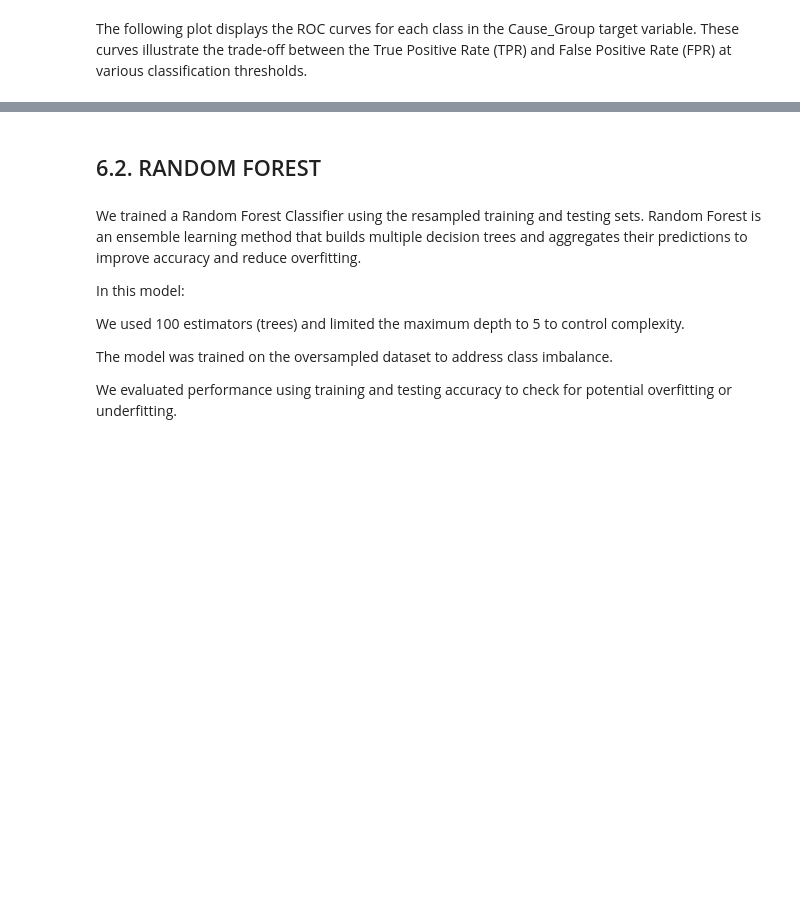
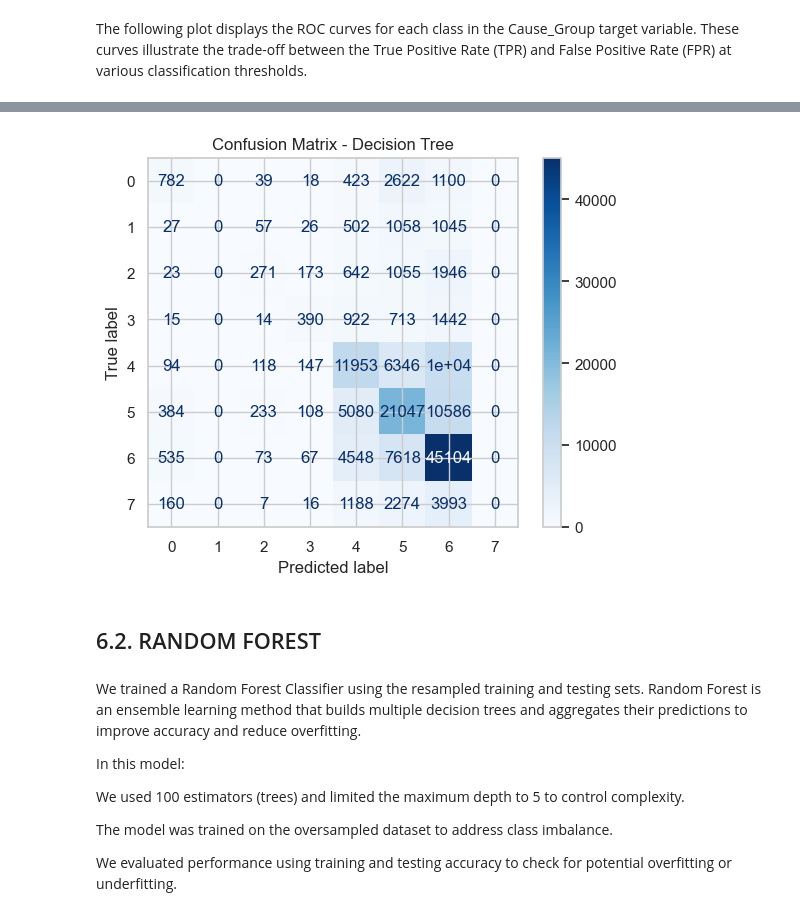
Before and after one commit to felix-musau/phase_4_group_7, a Jupyter notebook: index2.ipynb, the cells around one changed output, grey strips where cells are left out. Saved outputs shown, nothing was run; the diff lists cells and outputs as text; code cells hidden in the pictures; blank space fills up the shorter version.

```diff
--- a/index2.ipynb
+++ b/index2.ipynb
@@ -1053,3 +1058,11 @@ plt.show()
+# %%
+# plotting confusion matrix for decision tree model
+ConfusionMatrixDisplay.from_estimator(dt_clf, X_resampled_test, y_resampled_test,
+                                      cmap='Blues', display_labels=dt_clf.classes_)
+plt.title("Confusion Matrix - Decision Tree")
+plt.show()
+# %% [output]
+[figure, added]
 # %% [markdown]
 ## 6.2. RANDOM FOREST
 # %%
```
Also changed, not shown: parts of 29 cells of this notebook.
